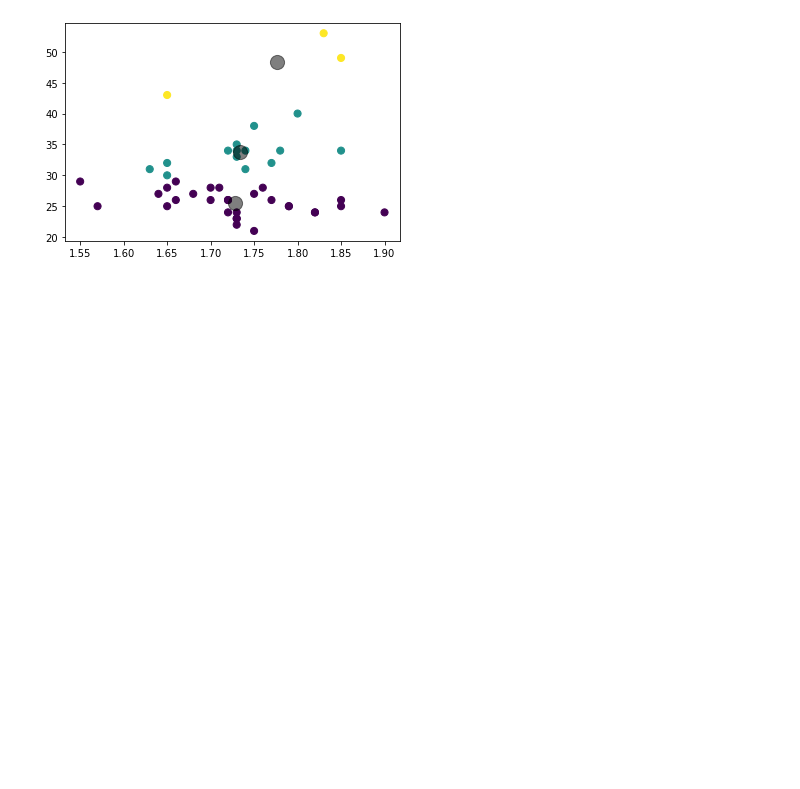
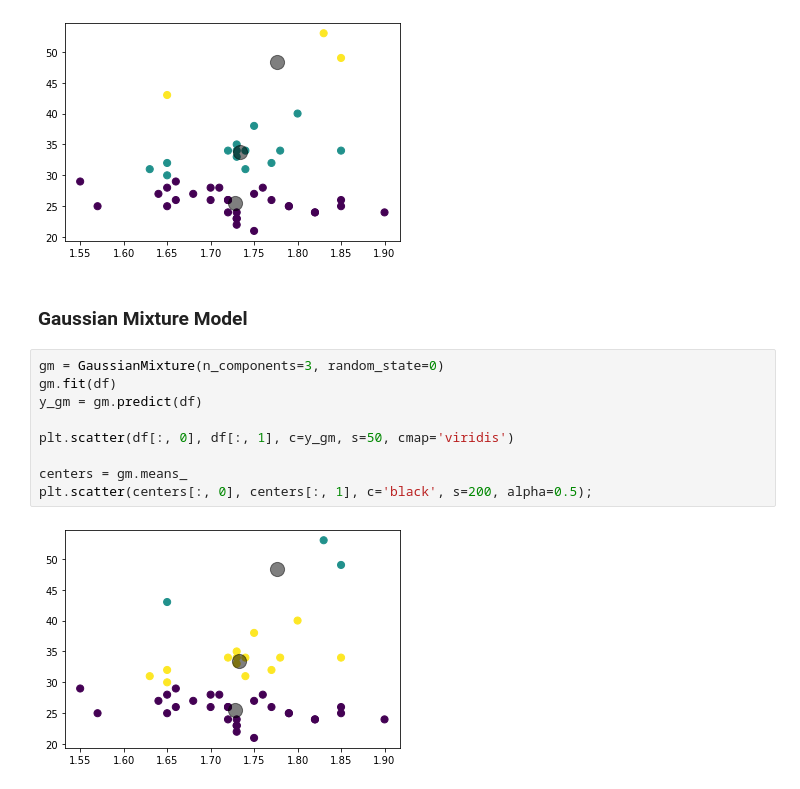
Before and after one commit to alvoza/sl2_hmw, a Jupyter notebook: 01_hmw/01 - hmw.ipynb, the cells around one changed output. Saved outputs shown, nothing was run; the diff lists cells and outputs as text; blank space fills up the shorter version.

```diff
--- a/01_hmw/01 - hmw.ipynb
+++ b/01_hmw/01 - hmw.ipynb
@@ -93,3 +94,16 @@ centers = kmeans.cluster_centers_
 plt.scatter(centers[:, 0], centers[:, 1], c='black', s=200, alpha=0.5);
 # %% [output]
 [figure]
+# %% [markdown]
+### Gaussian Mixture Model
+# %%
+gm = GaussianMixture(n_components=3, random_state=0)
+gm.fit(df)
+y_gm = gm.predict(df)
+
+plt.scatter(df[:, 0], df[:, 1], c=y_gm, s=50, cmap='viridis')
+
+centers = gm.means_
+plt.scatter(centers[:, 0], centers[:, 1], c='black', s=200, alpha=0.5);
+# %% [output]
+[figure, added]
```
Also changed, not shown: parts of 1 cell of this notebook.
